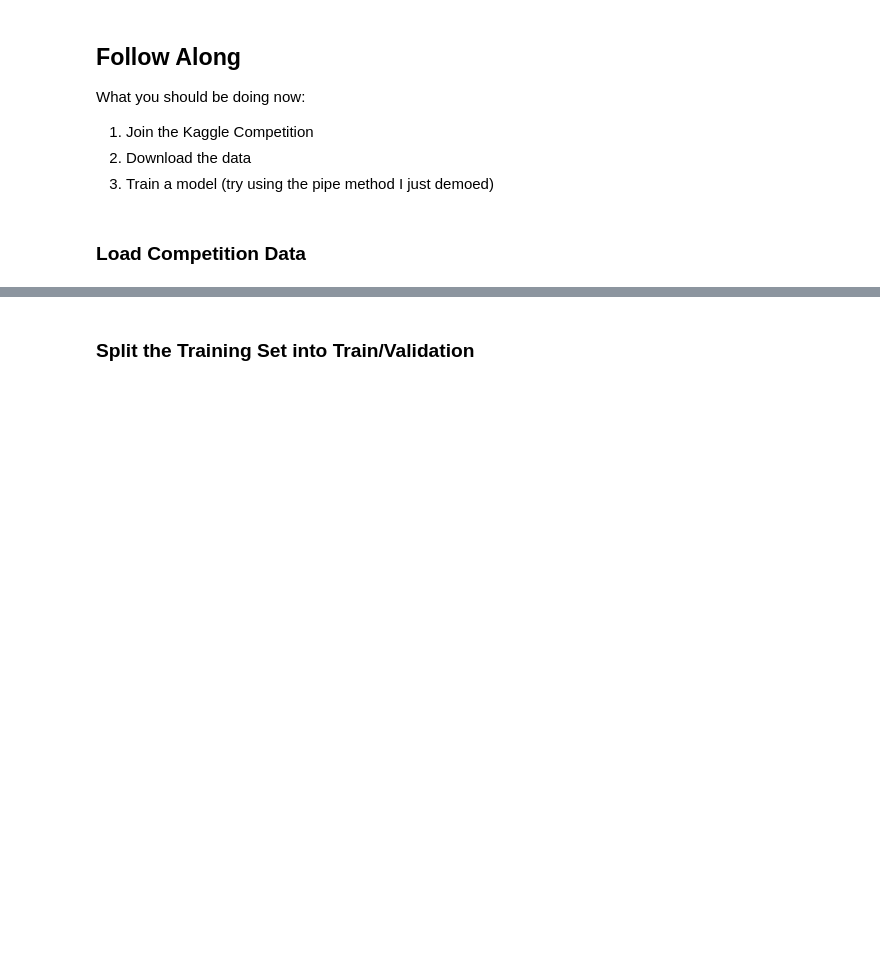
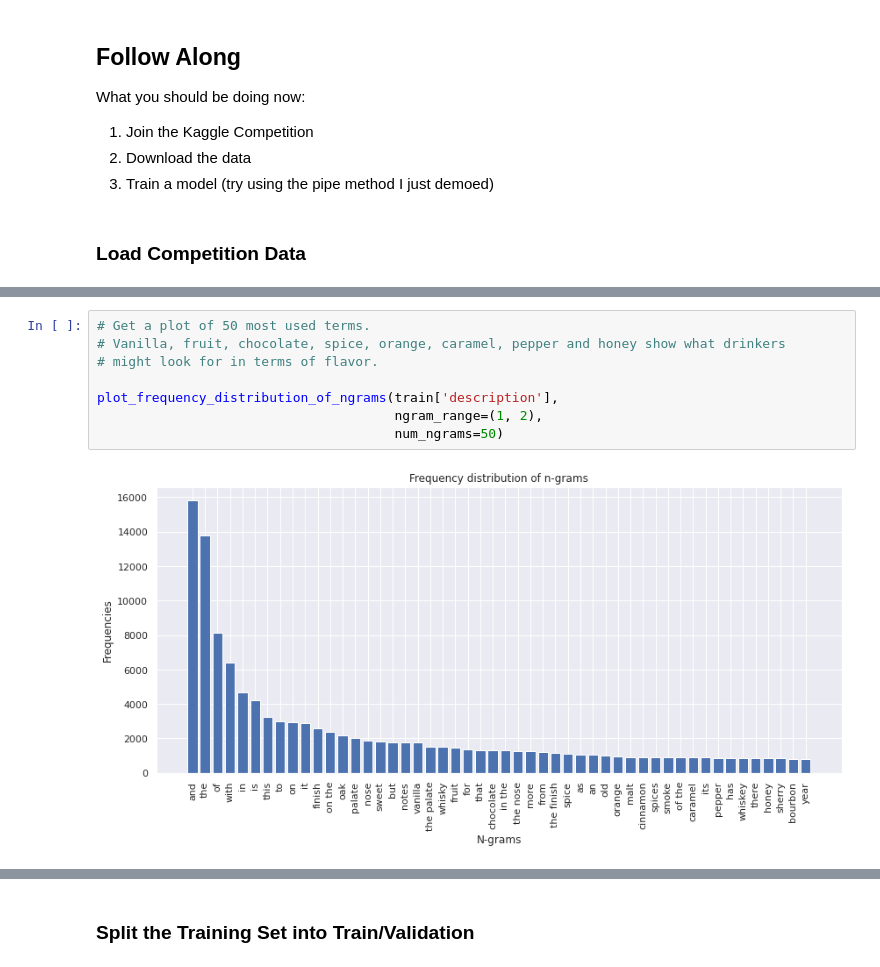
Before and after one commit to deanhadzi/DS-Unit-4-Sprint-1-NLP, a Jupyter notebook: module3-document-classification/LS_DSPT4_413_Document_Classification_Assignment.ipynb, the cells around one changed output, grey strips where cells are left out. Saved outputs shown, nothing was run; the diff lists cells and outputs as text; blank space fills up the shorter version.

```diff
--- a/module3-document-classification/LS_DSPT4_413_Document_Classification_Assignment.ipynb
+++ b/module3-document-classification/LS_DSPT4_413_Document_Classification_Assignment.ipynb
@@ -68,3 +89,13 @@ Name: ratingCategory, dtype: int64
+# %%
+# Get a plot of 50 most used terms.
+# Vanilla, fruit, chocolate, spice, orange, caramel, pepper and honey show what drinkers
+# might look for in terms of flavor.
+
+plot_frequency_distribution_of_ngrams(train['description'],
+                                      ngram_range=(1, 2),
+                                      num_ngrams=50)
+# %% [output]
+[figure, added]
 # %%
 # Read a few reviews from the "Excellent" category
 pd.set_option('display.max_colwidth', 0)
```
Also changed, not shown: parts of 23 cells of this notebook, 2 other files.
